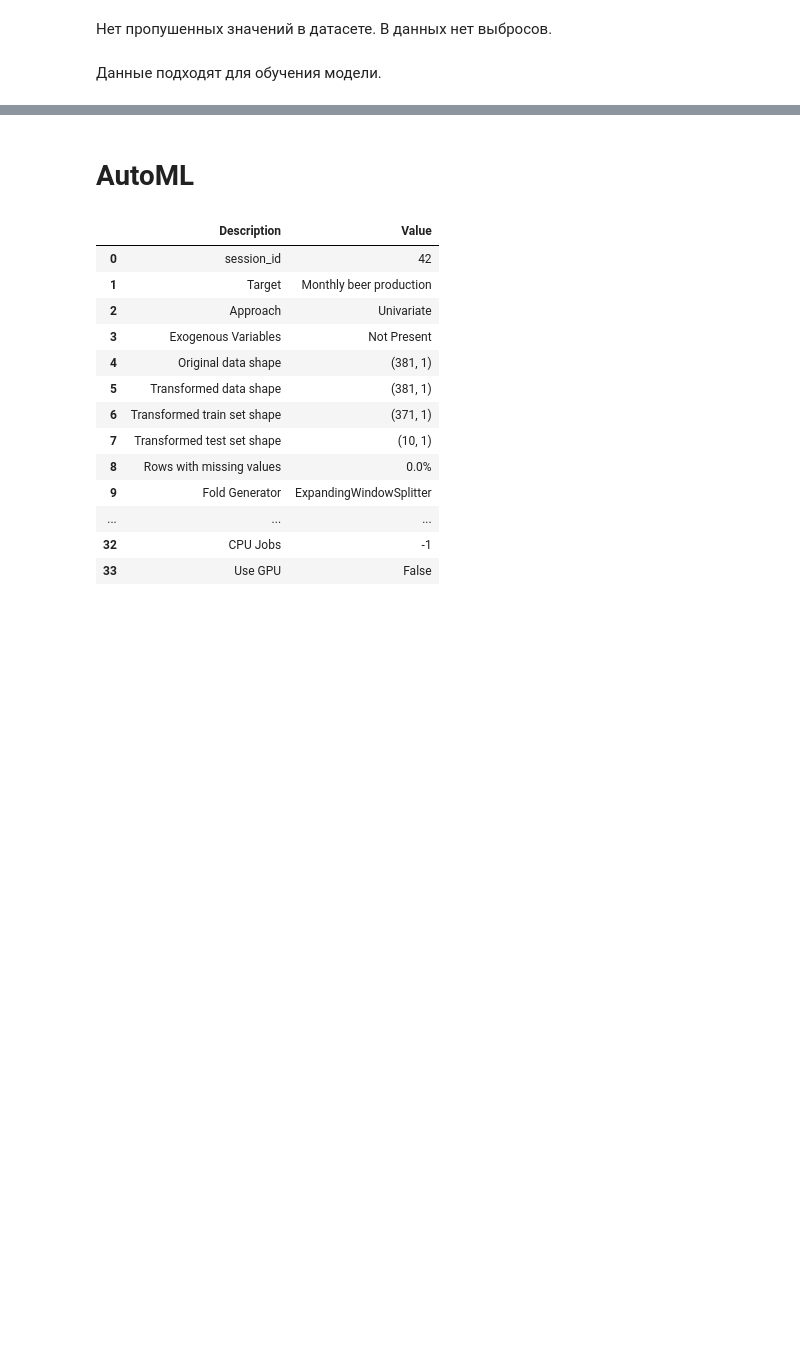
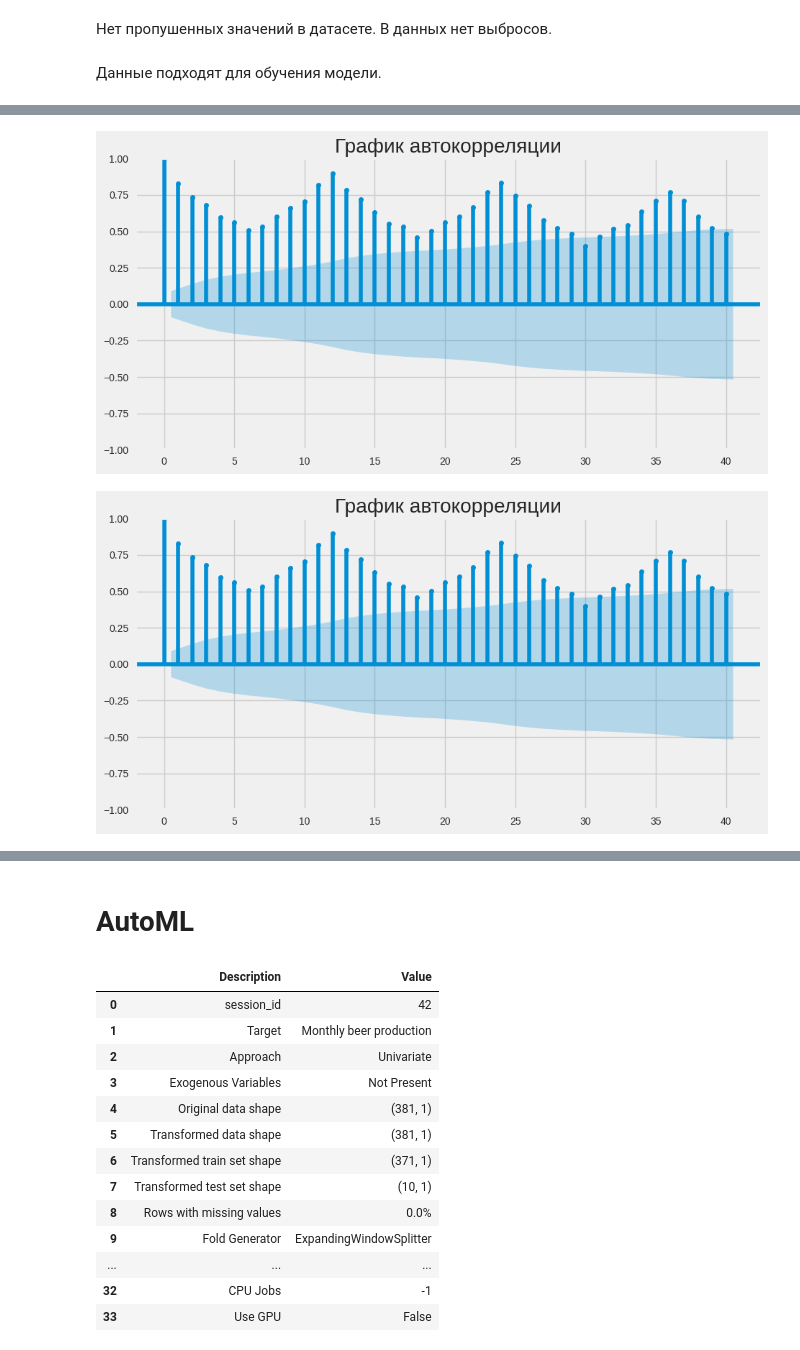
Before and after one commit to J1wZ/python_ml, a Jupyter notebook: дз-04-04-25/Задание2.ipynb, the cells around one changed output, grey strips where cells are left out. Saved outputs shown, nothing was run; the diff lists cells and outputs as text; code cells hidden in the pictures; blank space fills up the shorter version.

```diff
--- a/дз-04-04-25/Задание2.ipynb
+++ b/дз-04-04-25/Задание2.ipynb
@@ -162,0 +183,8 @@ train_df.plot()
+# %%
+# ACF
+title = 'График автокорреляции'
+lags = 40 # оптимальное значение (т.к. большой времнной период)
+plot_acf(train_df["Monthly beer production"],title=title,lags=lags)
+# %% [output]
+[figure, added]
+[figure, added]
```
Also changed, not shown: parts of 13 cells of this notebook.
